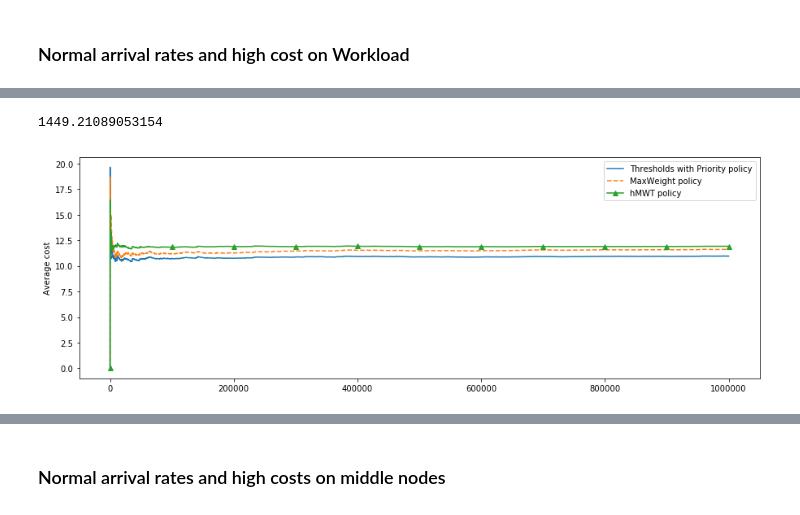
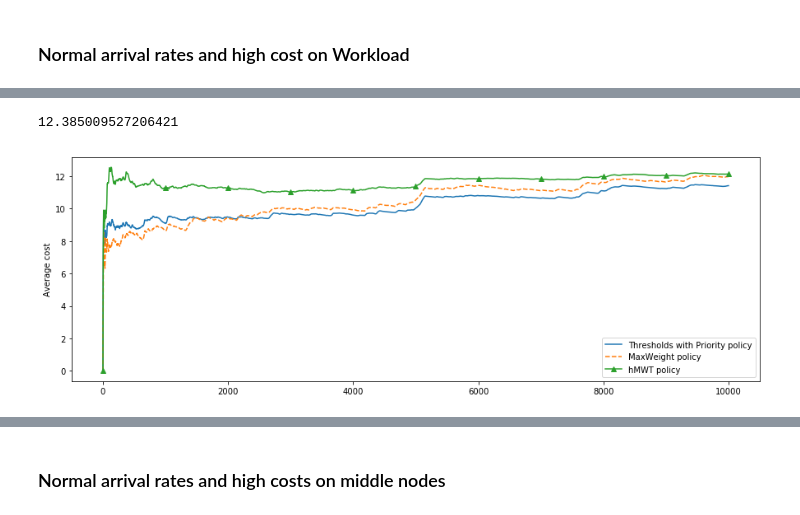
Before and after one commit to ArnaudCadas/DynamicMatchingModel, a Jupyter notebook: TestPolicies.ipynb, the cells around one changed output, grey strips where cells are left out. Cells and saved outputs as stored; diff of their text form; code cells hidden in the pictures.

```diff
--- a/TestPolicies.ipynb
+++ b/TestPolicies.ipynb
@@ -25,11 +838,11 @@ t = test_model.run(1000,P,plot=True)
 # %%
 t = time.time()
-N = 1000000
+N = 10000
 c = test_model.average_cost(N,P,plot=True)
 print(time.time()-t)
 # %% [output]
-1449.21089053154
+12.385009527206421
-[figure, old version]
+[figure, new version]
 # %%
 
 nb_iter=1000000
```
Also changed, not shown: parts of 65 cells of this notebook, 8 other files.
